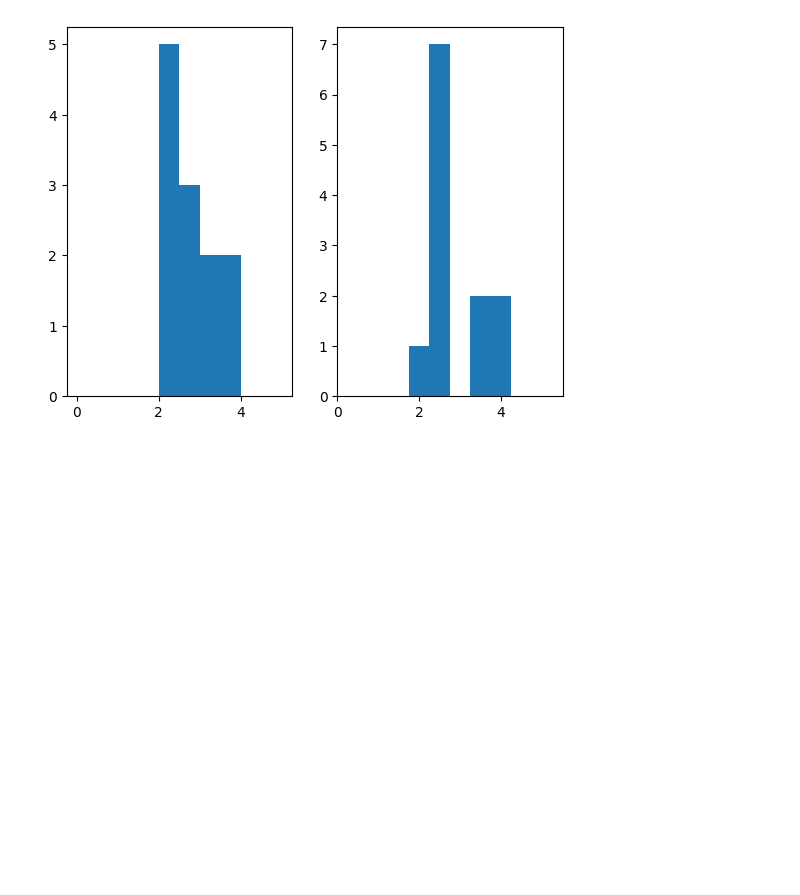
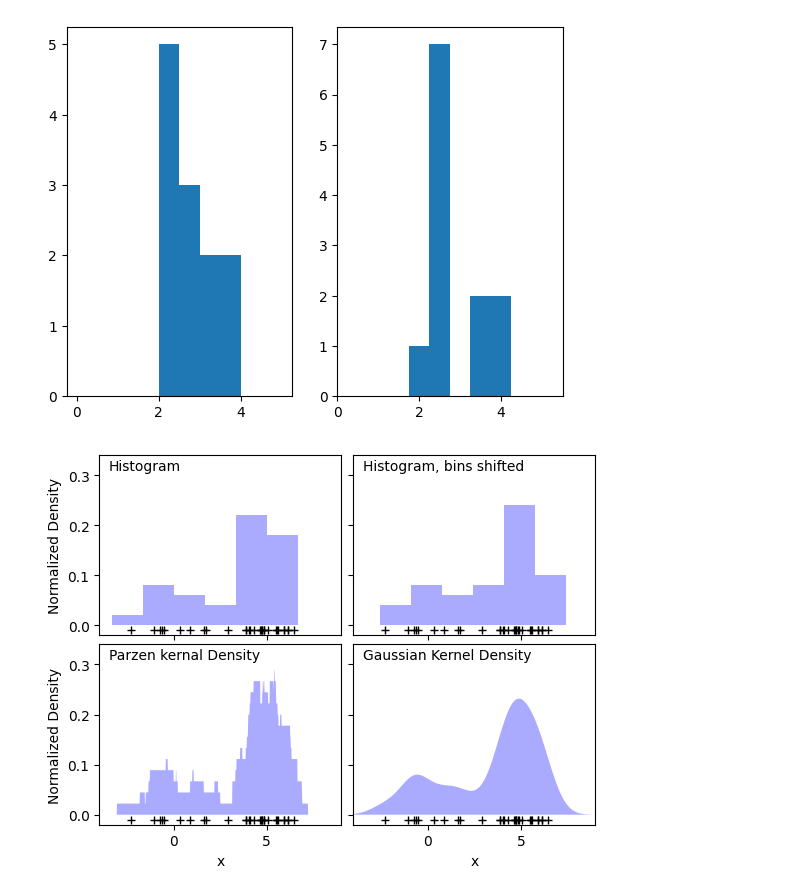
Before and after one commit to Hyeonjun-Heo/pattern_recognition, a Jupyter notebook: 10주차/비모수추정.ipynb, the cells around one changed output. Cells and saved outputs as stored; diff of their text form; code cells hidden in the pictures; blank space fills up the shorter version.

```diff
--- a/10주차/비모수추정.ipynb
+++ b/10주차/비모수추정.ipynb
@@ -12,3 +12,54 @@ plt.hist(a, 10, range=(0.25, 5.25))
  array([0.25, 0.75, 1.25, 1.75, 2.25, 2.75, 3.25, 3.75, 4.25, 4.75, 5.25]),
  <BarContainer object of 10 artists>)
 [figure]
+# %%
+import numpy as np
+import matplotlib.pyplot as plt
+from scipy.stats import norm
+from sklearn.neighbors import KernelDensity
+
+np.random.seed(1)
+N = 30
+X = np.concatenate((np.random.normal(0, 1, int(0.3 * N)), # 평균이 0이고 표준편차가 1인 정규 분포를 생성한다. 개수는 0.3 * 30 = 9개이다.
+                    np.random.normal(5, 1, int(0.7 * N))))[:, np.newaxis] # 평균이 5이고 표준편차가 1인 정규 분포를 생성한다. 개수는 0.7 * 30 = 21개이다.
+# 즉, 총 30개의 무작위 정규 분포 세트를 연결하여 최종 데이터 집합 X를 형성한다.
+X_plot = np.linspace(-5, 10, 1000)[:, np.newaxis]
+bins = np.linspace(-5, 10, 10)
+
+fig, ax = plt.subplots(2, 2, sharex=True, sharey=True) # 2x2 크기의 subplot을 생성하고, 동일한 x 및 y축을 공유하도록 설정한다.
+fig.subplots_adjust(hspace=0.05, wspace=0.05) # subplot들 간의 수평 및 수직 간격을 조절한다. 값이 작을수록 subplot들이 더 가까이 붙게 된다.
+
+# histogram 1
+ax[0,0].hist(X[:, 0], bins = bins, fc = '#AAAAFF', density = True)
+ax[0,0].text(-3.5, 0.31, "Histogram")
+
+# histogram 2
+ax[0,1].hist(X[:, 0], bins = bins + 0.75, fc = "#AAAAFF", density = True)
+ax[0,1].text(-3.5, 0.31, "Histogram, bins shifted")
+
+# tophat KDE
+kde = KernelDensity(kernel='tophat', bandwidth=0.75) # 사각형 모양의 커널 함수 "tophat", bandwidth는 추정된 확률 밀도 함수의 모양을 결정한다.
+kde.fit(X) # KDE모델을 주어진 데이터 X에 대해 학습한다.
+log_dens = kde.score_samples(X_plot) # 로그 확률 밀도를 계산한다. 수치적으로 안전적이고, 로그 스케일에서 작업을 수행할 때 유용하기 때문.
+ax[1, 0].fill(X_plot[:, 0], np.exp(log_dens), fc = "#AAAAFF") # x축에 X_plot, y축에 log_dens. np.exp는 로그 스케일로 계산된 값을 원래 스케일로 변환한다.
+ax[1, 0].text(-3.5, 0.31, "Parzen kernal Density")
+
+# Gaussian KDE
+kde = KernelDensity(kernel="gaussian", bandwidth=0.75)
+kde.fit(X)
+log_dens = kde.score_samples(X_plot)
+ax[1, 1].fill(X_plot[:, 0], np.exp(log_dens), fc="#AAAAFF")
+ax[1, 1].text(-3.5, 0.31, "Gaussian Kernel Density")
+
+for axi in ax.ravel(): # ax.ravel() 메서드는 다차원 배열을 1차원 배열로 falt하게 하는 메서드이다. 즉, ax는 2x2행렬이므로, ax.ravel()은 이를 1차원 배열로 반환한다.
+  axi.plot(X[:, 0], np.full(X.shape[0], -0.01), '+k')
+  axi.set_xlim(-4, 9)
+  axi.set_ylim(-0.02, 0.34)
+
+for axi in ax[:, 0]:
+  axi.set_ylabel('Normalized Density')
+
+for axi in ax[1, :]:
+  axi.set_xlabel('x')
+# %% [output]
+[figure, added]
```
Also changed, not shown: parts of 1 cell of this notebook.
